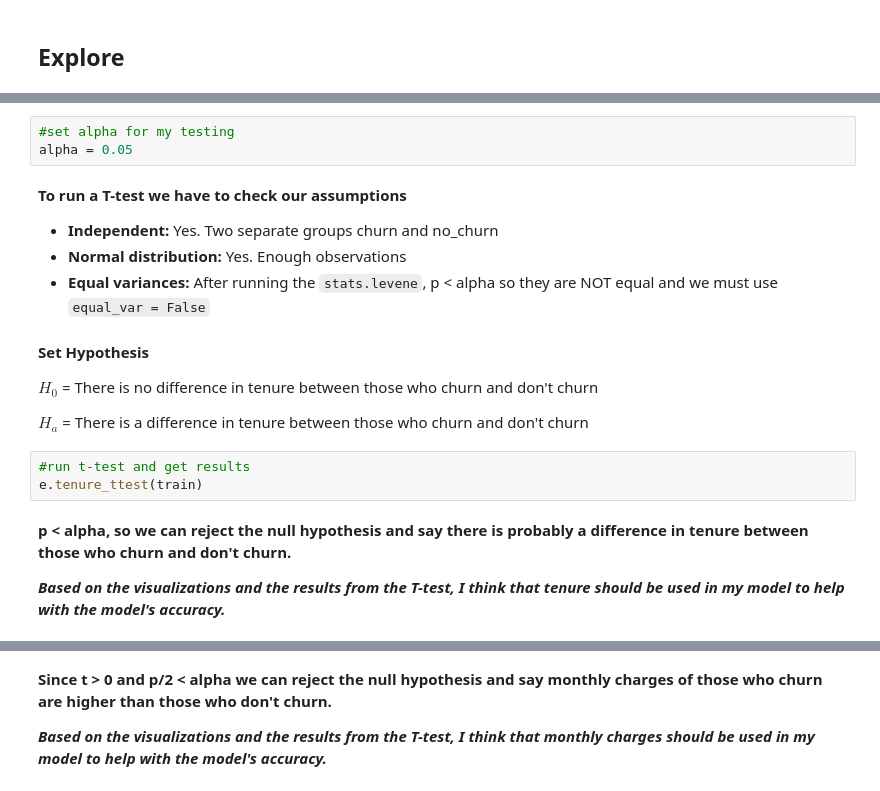
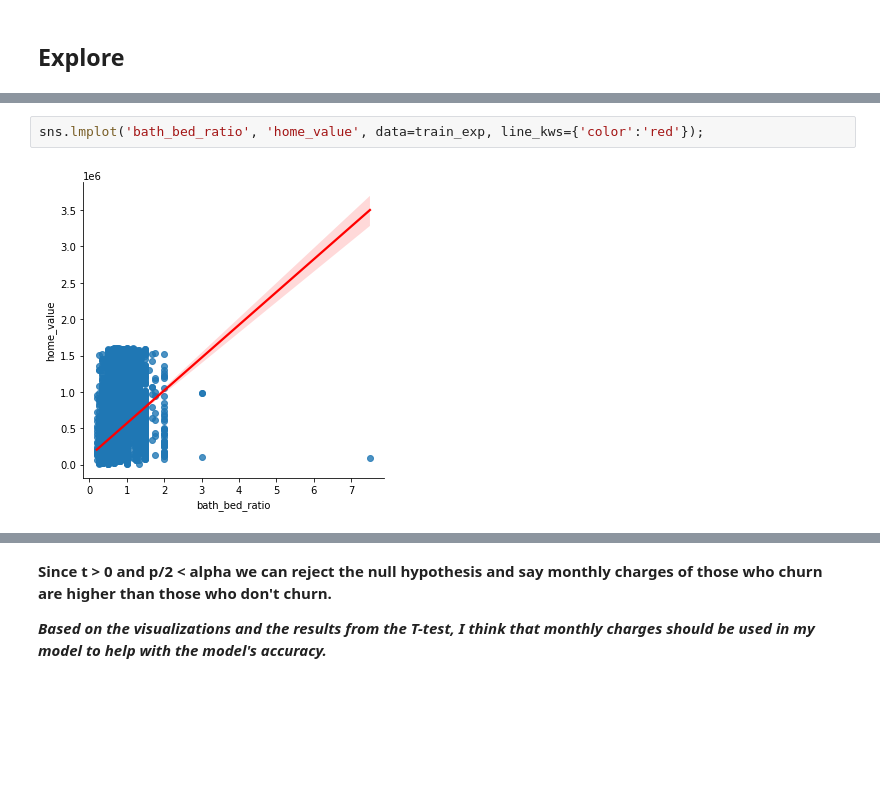
Before and after one commit to markydoug/zillow_project, a Jupyter notebook: report_draft1.ipynb, the cells around one changed output, grey strips where cells are left out. Saved outputs shown, nothing was run; the diff lists cells and outputs as text; blank space fills up the shorter version.

````diff
--- a/report_draft1.ipynb
+++ b/report_draft1.ipynb
@@ -106,21 +125,4 @@ e.tenure_viz(train)
-# %%
-#set alpha for my testing
-alpha = 0.05
-# %% [markdown]
-**To run a T-test we have to check our assumptions**
-* **Independent:** Yes. Two separate groups churn and no_churn
-* **Normal distribution:** Yes. Enough observations
-* **Equal variances:** After running the ```stats.levene```, p < alpha so they are NOT equal and we must use ```equal_var = False```
-# %% [markdown]
-**Set Hypothesis**
-
-$H_0$ = There is no difference in tenure between those who churn and don't churn
-
-$H_a$ = There is a difference in tenure between those who churn and don't churn
-# %%
-#run t-test and get results
-e.tenure_ttest(train)
-# %% [markdown]
-**p < alpha, so we can reject the null hypothesis and say there is probably a difference in tenure between those who churn and don't churn.**
-
-***Based on the visualizations and the results from the T-test, I think that tenure should be used in my model to help with the model's accuracy.***
+# %%
+sns.lmplot('bath_bed_ratio', 'home_value', data=train_exp, line_kws={'color':'red'});
+# %% [output]
+[figure, added]
````
Also changed, not shown: parts of 29 cells of this notebook.
